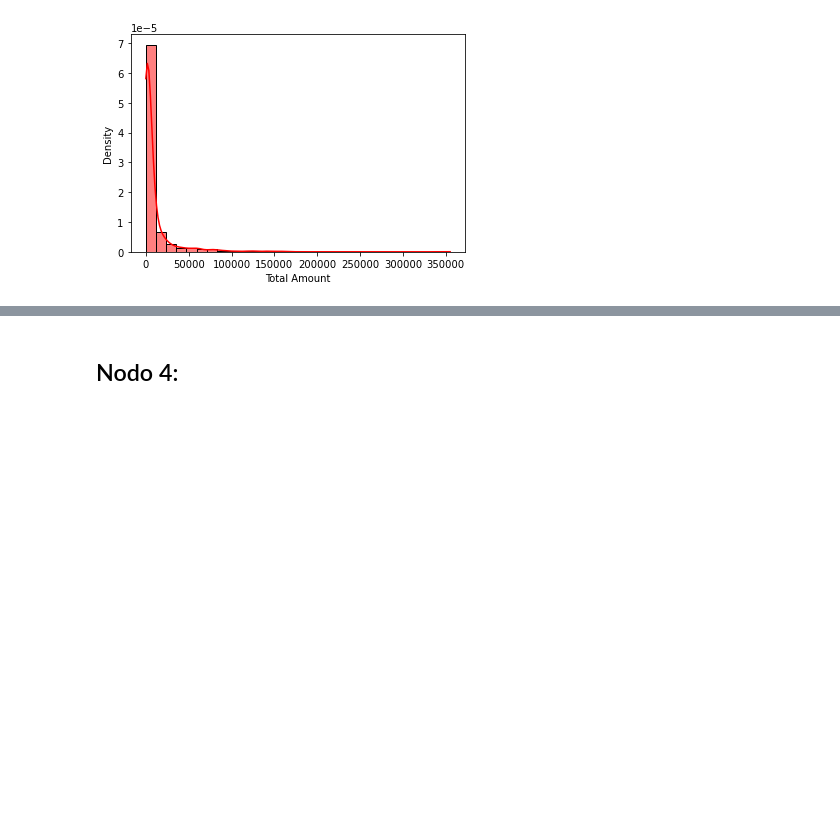
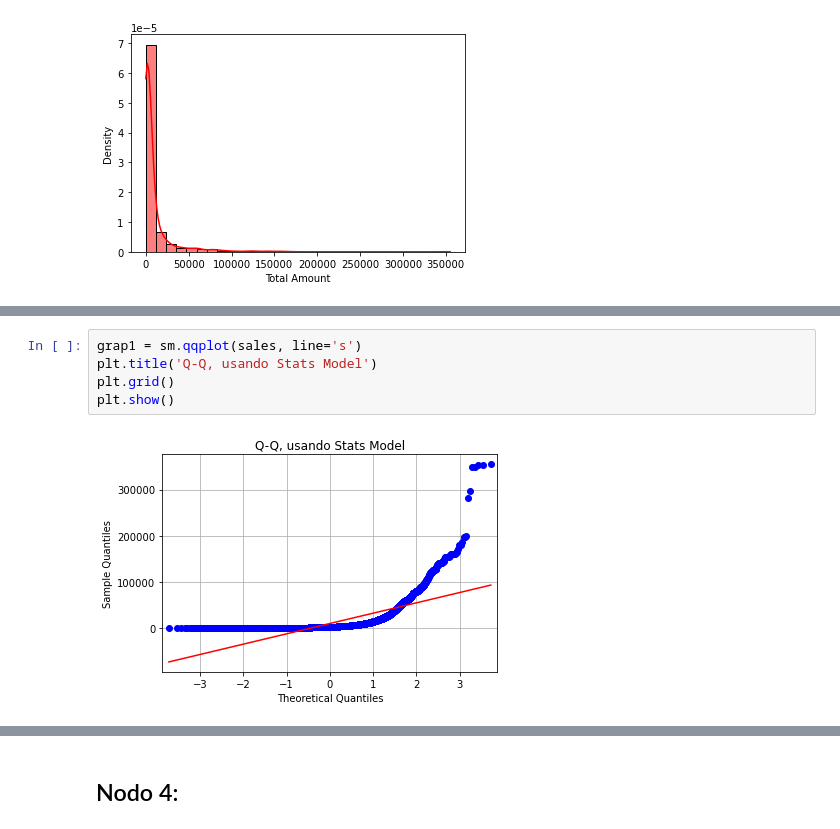
Before and after one commit to leonardoaceves/ProyectoSPF_JLACEVES_AMAGUILERA, a Jupyter notebook: ProyectoModulo1_AcevesJ_AguileraA.ipynb, the cells around one changed output, grey strips where cells are left out. Drawn from its saved outputs; the diff is of its cells as text; blank space fills up the shorter version.

```diff
--- a/ProyectoModulo1_AcevesJ_AguileraA.ipynb
+++ b/ProyectoModulo1_AcevesJ_AguileraA.ipynb
@@ -798 +814,8 @@ KeyboardInterrupt:
+# %%
+grap1 = sm.qqplot(sales, line='s')
+plt.title('Q-Q, usando Stats Model')
+plt.grid()
+plt.show()
+# %% [output]
+[figure, added]
 # %%
```
Also changed, not shown: parts of 20 cells of this notebook.
